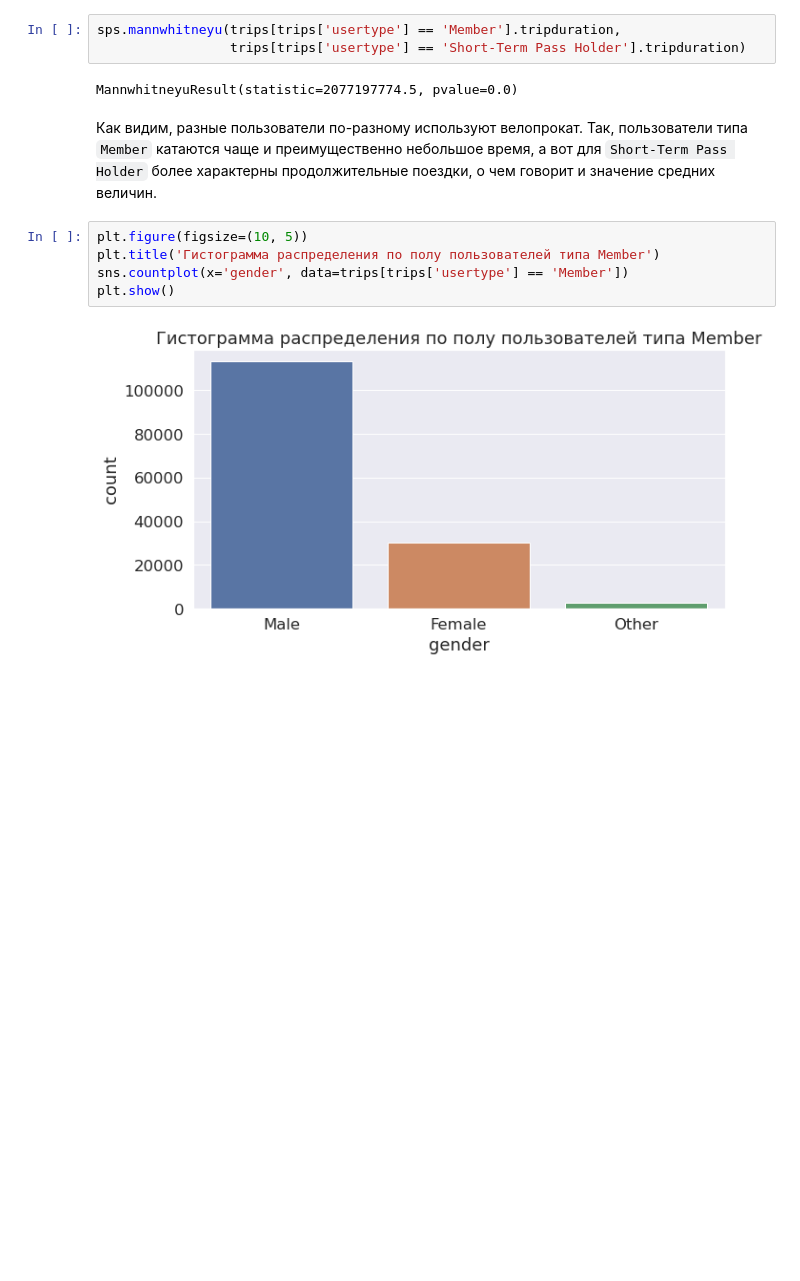
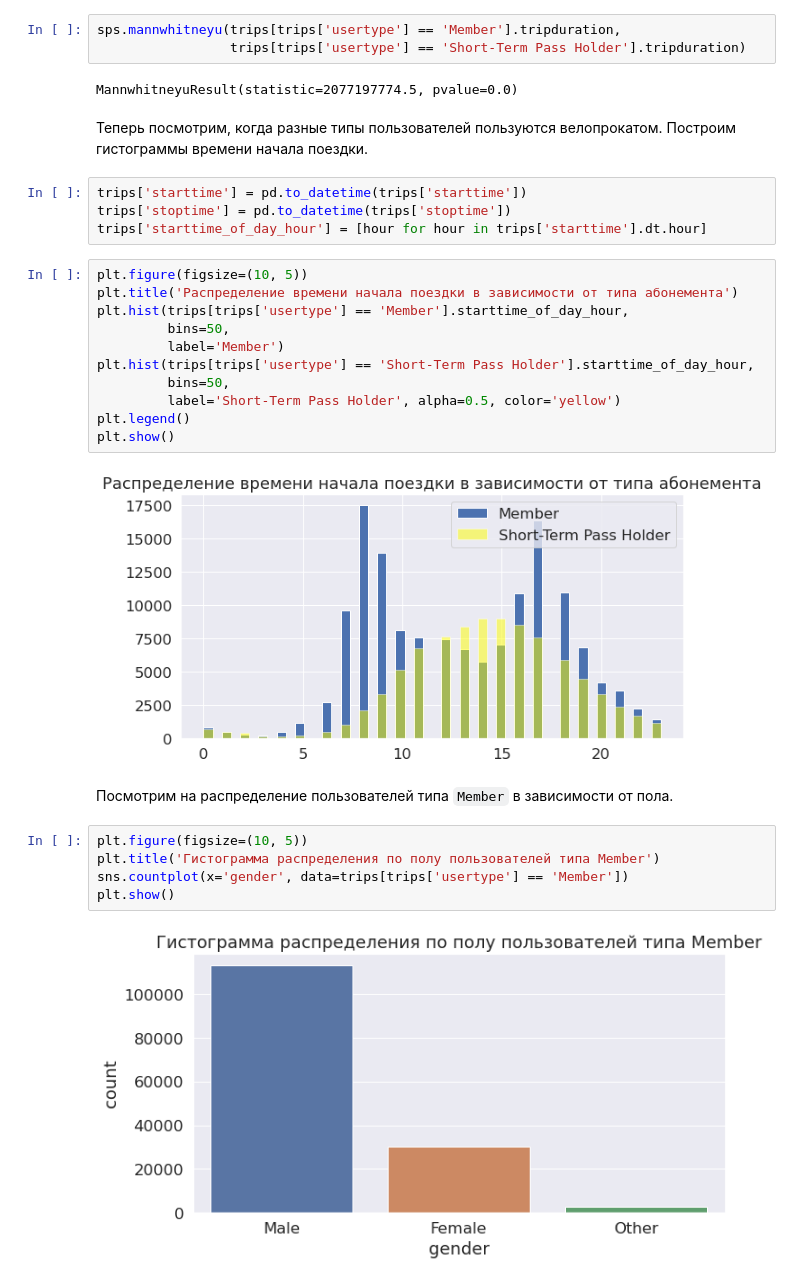
Before and after one commit to titovd/cycle-share-system-kaggle, a Jupyter notebook: notebooks/usertype_analysis.ipynb, the cells around one changed output. Cells and saved outputs as stored; diff of their text form; blank space fills up the shorter version.

```diff
--- a/notebooks/usertype_analysis.ipynb
+++ b/notebooks/usertype_analysis.ipynb
@@ -65,8 +66,27 @@ sps.mannwhitneyu(trips[trips['usertype'] == 'Member'].tripduration,
                  trips[trips['usertype'] == 'Short-Term Pass Holder'].tripduration)
 # %% [output]
 MannwhitneyuResult(statistic=2077197774.5, pvalue=0.0)
-# %% [markdown]
-Как видим, разные пользователи по-разному используют велопрокат. Так, пользователи типа `Member` катаются чаще и преимущественно небольшое время, а вот для `Short-Term Pass Holder` более характерны продолжительные поездки, о чем говорит  и значение средних величин.
+# %% [markdown]
+Теперь посмотрим, когда разные типы пользователей пользуются велопрокатом. Построим гистограммы времени начала поездки.
+# %%
+trips['starttime'] = pd.to_datetime(trips['starttime'])
+trips['stoptime'] = pd.to_datetime(trips['stoptime'])
+trips['starttime_of_day_hour'] = [hour for hour in trips['starttime'].dt.hour]
+# %%
+plt.figure(figsize=(10, 5))
+plt.title('Распределение времени начала поездки в зависимости от типа абонемента')
+plt.hist(trips[trips['usertype'] == 'Member'].starttime_of_day_hour,
+         bins=50,
+         label='Member')
+plt.hist(trips[trips['usertype'] == 'Short-Term Pass Holder'].starttime_of_day_hour,
+         bins=50,
+         label='Short-Term Pass Holder', alpha=0.5, color='yellow')
+plt.legend()
+plt.show()
+# %% [output]
+[figure, added]
+# %% [markdown]
+Посмотрим на распределение пользователей типа `Member` в зависимости от пола.
 # %%
 plt.figure(figsize=(10, 5))
 plt.title('Гистограмма распределения по полу пользователей типа Member')
```
Also changed, not shown: parts of 4 cells of this notebook, 5 other files.
